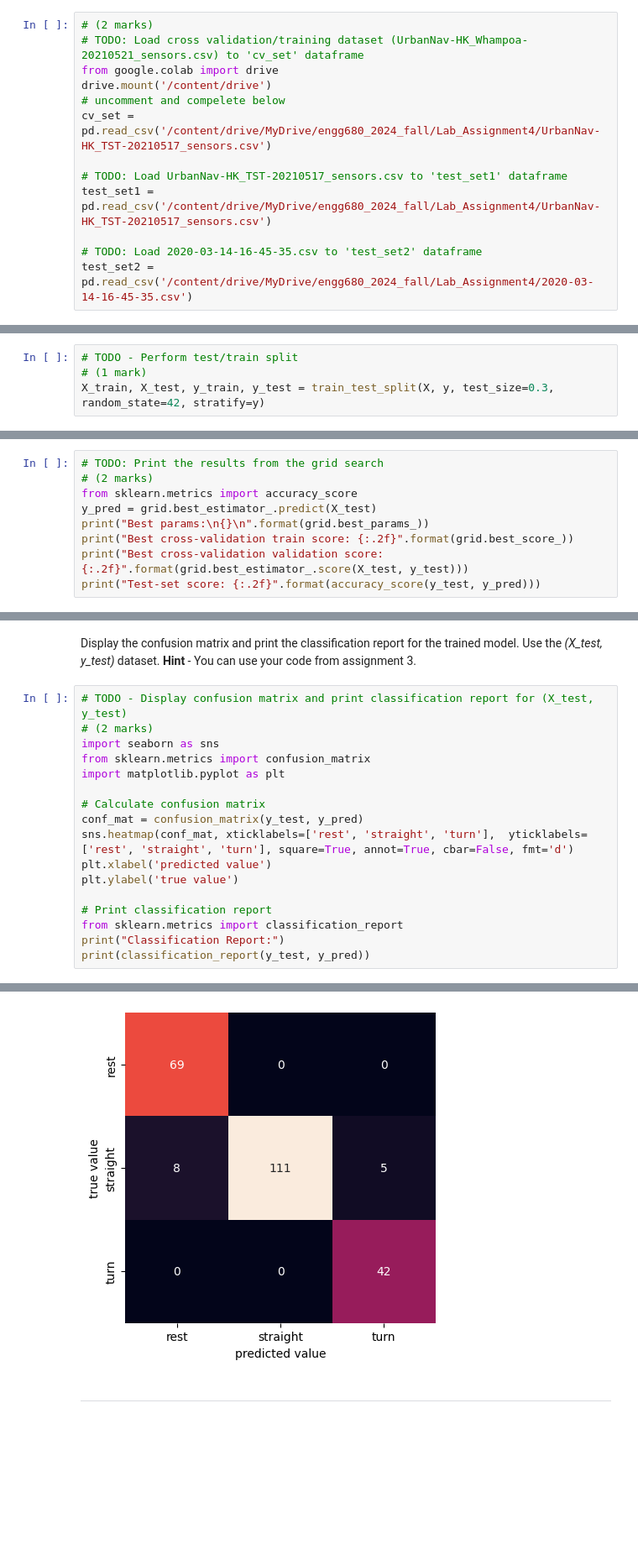
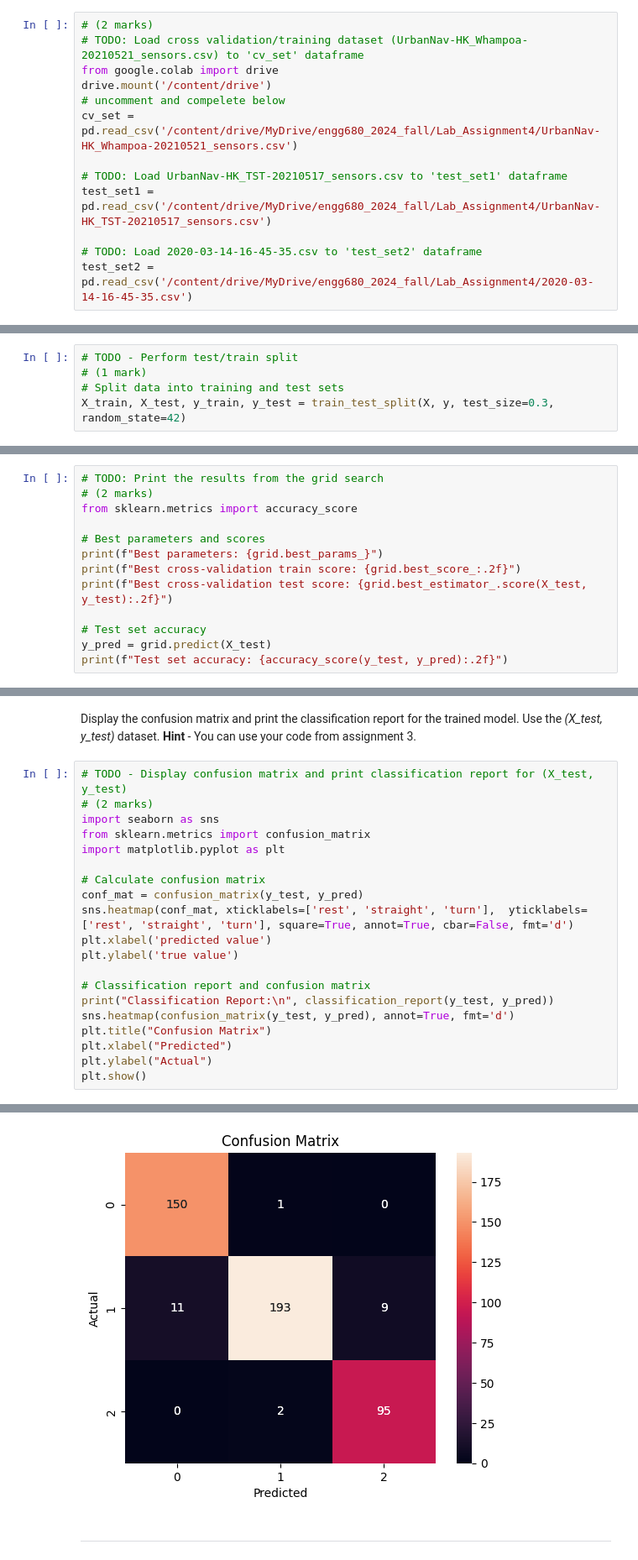
Before and after one commit to TonnyChuwa/engg680_2024_fall, a Jupyter notebook: Lab_Assignment4/Assignment 4.ipynb, the cells around one changed output, grey strips where cells are left out. Shown: that part at 84% size. Drawn from its saved outputs; the diff is of its cells as text; blank space fills up the shorter version.

```diff
--- a/Lab_Assignment4/Assignment 4.ipynb
+++ b/Lab_Assignment4/Assignment 4.ipynb
@@ -36,7 +44,7 @@ First load the following datasets into dataframes.
 from google.colab import drive
 drive.mount('/content/drive')
 # uncomment and compelete below
-cv_set = pd.read_csv('/content/drive/MyDrive/engg680_2024_fall/Lab_Assignment4/UrbanNav-HK_TST-20210517_sensors.csv')
+cv_set = pd.read_csv('/content/drive/MyDrive/engg680_2024_fall/Lab_Assignment4/UrbanNav-HK_Whampoa-20210521_sensors.csv')
 
 # TODO: Load UrbanNav-HK_TST-20210517_sensors.csv to 'test_set1' dataframe
 test_set1 = pd.read_csv('/content/drive/MyDrive/engg680_2024_fall/Lab_Assignment4/UrbanNav-HK_TST-20210517_sensors.csv')
@@ -146,7 +156,8 @@ The dataset *(X, y)*, must be split into training/validation *(X_train, y_train)
 # %%
 # TODO - Perform test/train split
 # (1 mark)
-X_train, X_test, y_train, y_test = train_test_split(X, y, test_size=0.3, random_state=42, stratify=y)
+# Split data into training and test sets
+X_train, X_test, y_train, y_test = train_test_split(X, y, test_size=0.3, random_state=42)
 # %% [markdown]
 Initialize a `Pipeline`, consisting of a *scaler* and a *classifer*, set the default values to *StandardScaler()*, and *SVC()*, respectively.
 # %%
@@ -203,9 +216,13 @@ Print the results from the grid search. The following outputs must be printed.
 # TODO: Print the results from the grid search
 # (2 marks)
 from sklearn.metrics import accuracy_score
-y_pred = grid.best_estimator_.predict(X_test)
-print("Best params:\n{}\n".format(grid.best_params_))
-print("Best cross-validation train score: {:.2f}".format(grid.best_score_))
-print("Best cross-validation validation score: {:.2f}".format(grid.best_estimator_.score(X_test, y_test)))
-print("Test-set score: {:.2f}".format(accuracy_score(y_test, y_pred)))
+
+# Best parameters and scores
+print(f"Best parameters: {grid.best_params_}")
+print(f"Best cross-validation train score: {grid.best_score_:.2f}")
+print(f"Best cross-validation test score: {grid.best_estimator_.score(X_test, y_test):.2f}")
+
+# Test set accuracy
+y_pred = grid.predict(X_test)
+print(f"Test set accuracy: {accuracy_score(y_test, y_pred):.2f}")
 # %% [output]
@@ -230,9 +245,12 @@ sns.heatmap(conf_mat, xticklabels=['rest', 'straight', 'turn'],  yticklabels=['r
 plt.xlabel('predicted value')
 plt.ylabel('true value')
 
-# Print classification report
-from sklearn.metrics import classification_report
-print("Classification Report:")
-print(classification_report(y_test, y_pred))
+# Classification report and confusion matrix
+print("Classification Report:\n", classification_report(y_test, y_pred))
+sns.heatmap(confusion_matrix(y_test, y_pred), annot=True, fmt='d')
+plt.title("Confusion Matrix")
+plt.xlabel("Predicted")
+plt.ylabel("Actual")
+plt.show()
 # %% [output]
 Classification Report:
@@ -248,4 +266,4 @@ weighted avg       0.95      0.94      0.94       235
-[figure, old version]
+[figure, new version]
 # %% [markdown]
 ___
 # %% [markdown]
```
Also changed, not shown: parts of 34 cells of this notebook, 1 other file.
